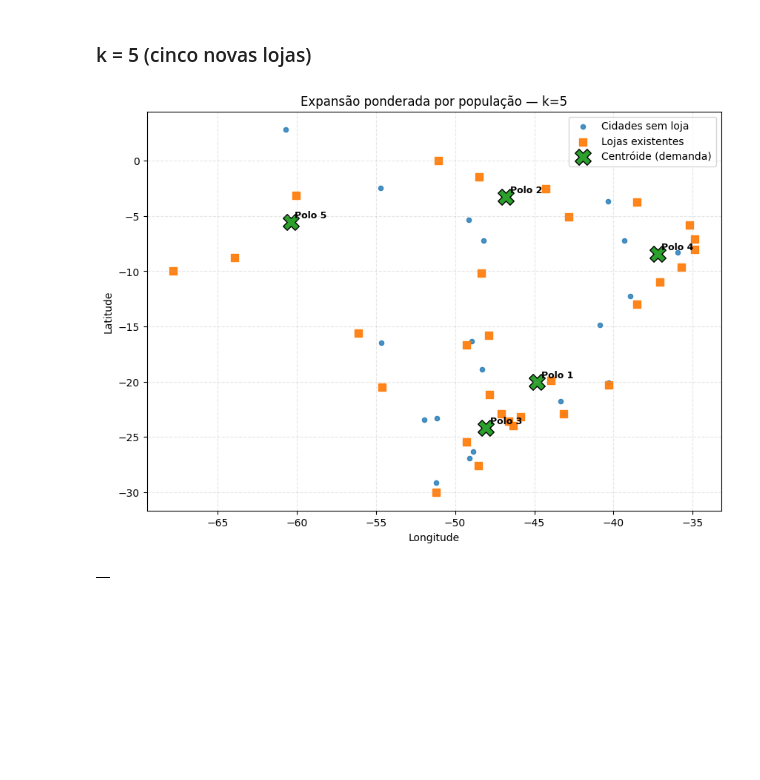
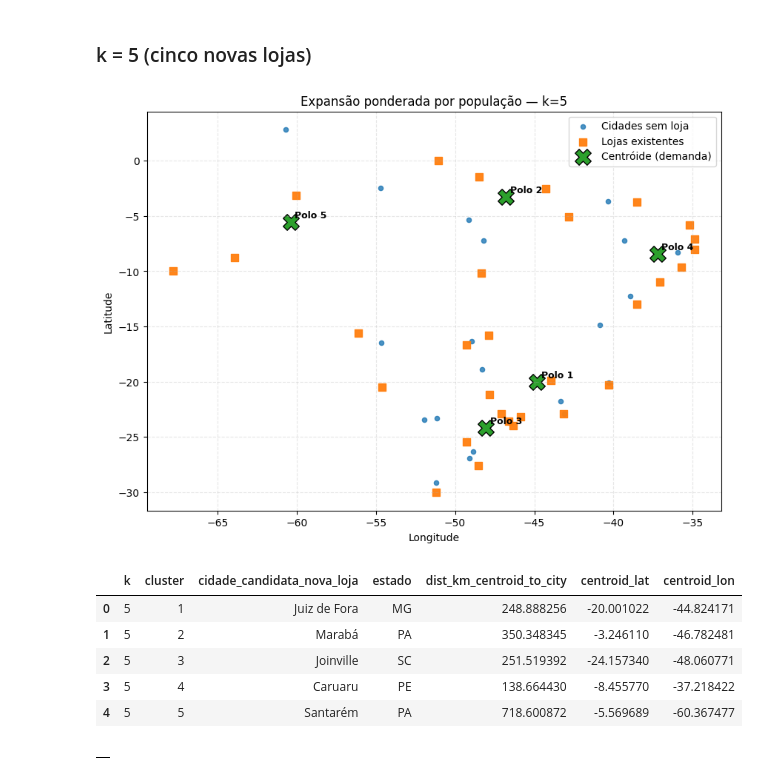
Before and after one commit to IsabelMontenegro01/M3, a Jupyter notebook: aula_06/CasasBenites_BR_Atividade_1loja_1CD.ipynb, the cells around one changed output. Cells and saved outputs as stored; diff of their text form; code cells hidden in the pictures; blank space fills up the shorter version.

```diff
--- a/aula_06/CasasBenites_BR_Atividade_1loja_1CD.ipynb
+++ b/aula_06/CasasBenites_BR_Atividade_1loja_1CD.ipynb
@@ -301,8 +316,15 @@ cB4 = run_weighted_expansion_k(df, k=4)
 ### k = 5 (cinco novas lojas)
 # %%
 cB5 = run_weighted_expansion_k(df, k=5)
+cB5
 # %% [output]
 [figure]
+|  | k | cluster | cidade_candidata_nova_loja | estado | dist_km_centroid_to_city | centroid_lat | centroid_lon |
+| 0 | 5 | 1 | Juiz de Fora | MG | 248.888256 | -20.001022 | -44.824171 |
+| 1 | 5 | 2 | Marabá | PA | 350.348345 | -3.246110 | -46.782481 |
+| 2 | 5 | 3 | Joinville | SC | 251.519392 | -24.157340 | -48.060771 |
+| 3 | 5 | 4 | Caruaru | PE | 138.664430 | -8.455770 | -37.218422 |
+| 4 | 5 | 5 | Santarém | PA | 718.600872 | -5.569689 | -60.367477 |
 # %%
 
 # Exemplo de execução (o aluno pode repetir e comparar k=2..5)
```
Also changed, not shown: parts of 3 cells of this notebook.
